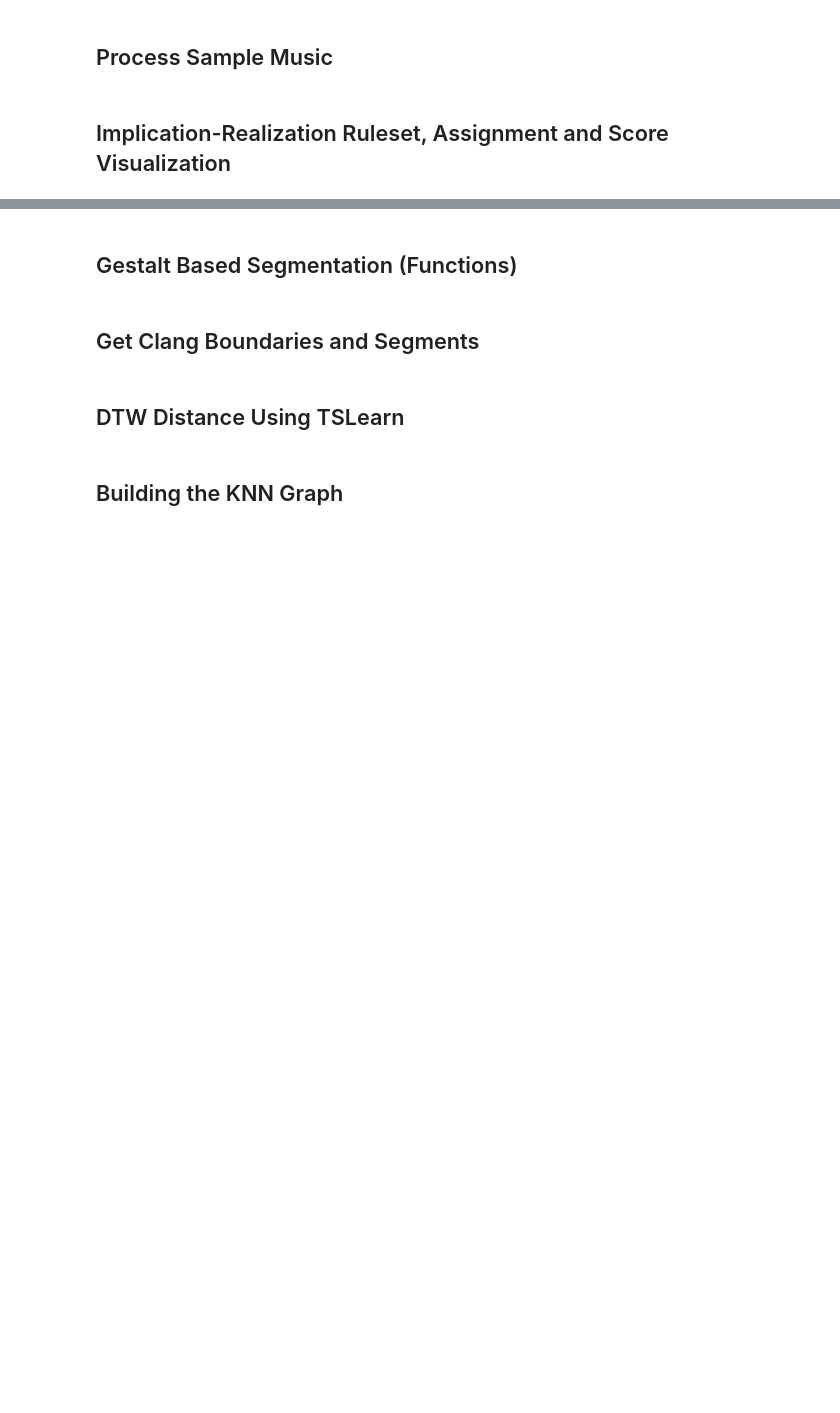
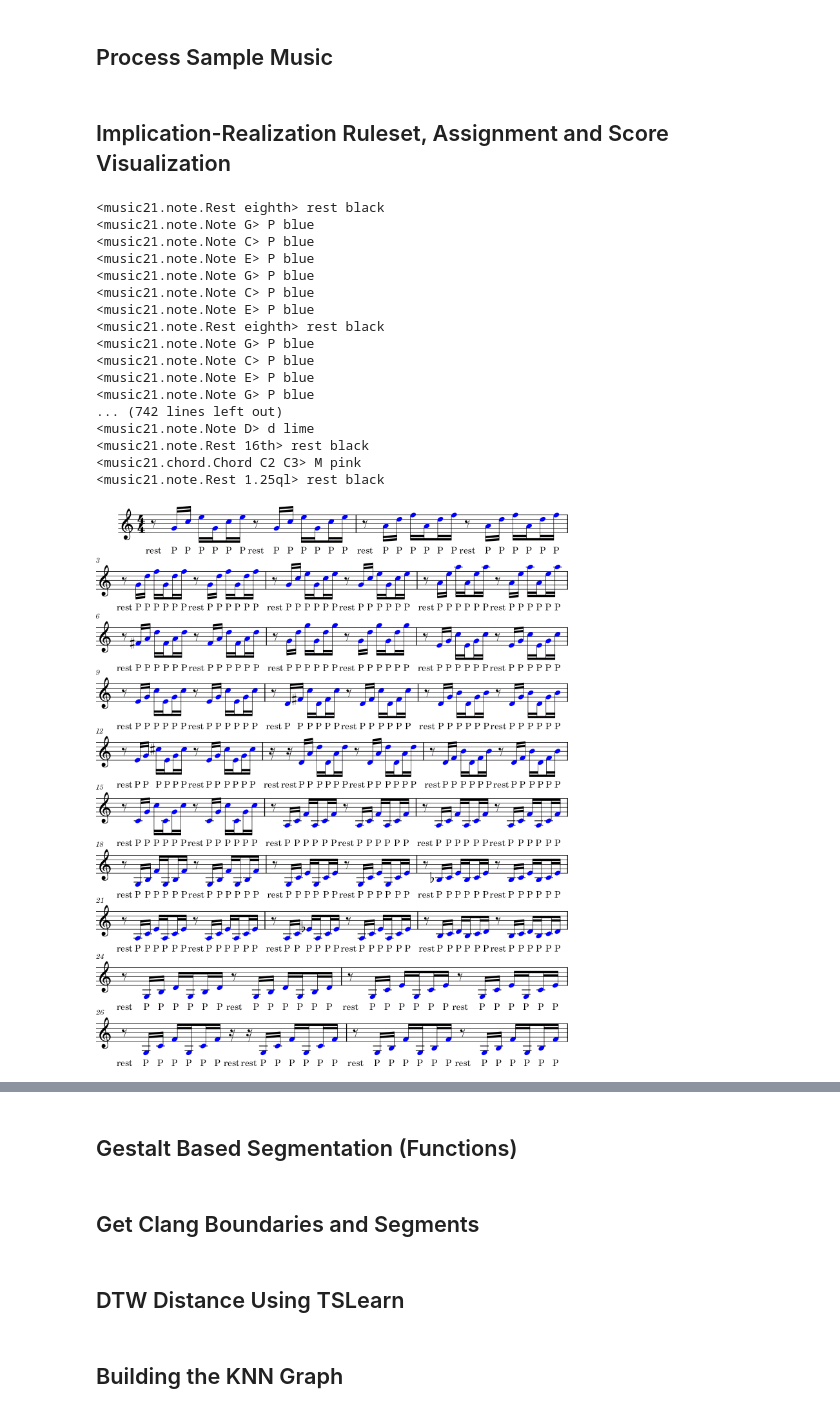
Before and after one commit to 5i5ousPlay/Thesisv2, a Jupyter notebook: Thesisv1.3.ipynb, the cells around one changed output, grey strips where cells are left out. Saved outputs shown, nothing was run; the diff lists cells and outputs as text; code cells hidden in the pictures; blank space fills up the shorter version.

```diff
--- a/Thesisv1.3.ipynb
+++ b/Thesisv1.3.ipynb
@@ -171,8 +242,8 @@ def assign_ir_symbols(score_array):
         elif len(current_group) == 1:
             # symbols.append('M')  # Monad
             symbols.extend((note, 'M', color_map['M']) for note in current_group)
-        else:
-            symbols.append('Error: Invalid note object')
+        # else:
+            # symbols.append('Error: Invalid note object')
         current_group.clear()
         group_pitches.clear()
 
@@ -215,13 +286,38 @@ def visualize_notes_with_symbols(notes_with_symbols):
     s.append(part)
     s.show()
 # %%
+# TO BE REVISED TOMORROW START HERE
+
 # Usage of the above functions
-test_ir = assign_ir_symbols(sarr)
-print(len(test_ir))
-for symbol in test_ir:
-    print(symbol)
+test_ir = assign_ir_symbols(narr)
+
+# output narr to a readable .txt file
+with open("test_ir_output.txt", "w") as f:
+    f.write(f"Number of notes: {len(test_ir)}\n\n")
+    for note in test_ir:
+        f.write(f"{note}\n")
 
 # try: # error when polyphonic
-#     visualize_notes_with_symbols(test_ir)
+visualize_notes_with_symbols(test_ir)
 # except:
-#     score.show()
+#     score = converter.parse('bach_846.mid')
+#     score.show
+# %% [output]
+<music21.note.Rest eighth> rest black
+<music21.note.Note G> P blue
+<music21.note.Note C> P blue
+<music21.note.Note E> P blue
+<music21.note.Note G> P blue
+<music21.note.Note C> P blue
+<music21.note.Note E> P blue
+<music21.note.Rest eighth> rest black
+<music21.note.Note G> P blue
+<music21.note.Note C> P blue
+<music21.note.Note E> P blue
+<music21.note.Note G> P blue
+... (742 lines left out)
+<music21.note.Note D> d lime
+<music21.note.Rest 16th> rest black
+<music21.chord.Chord C2 C3> M pink
+<music21.note.Rest 1.25ql> rest black
+[figure, added]
```
Also changed, not shown: parts of 3 cells of this notebook, 2 other files.
